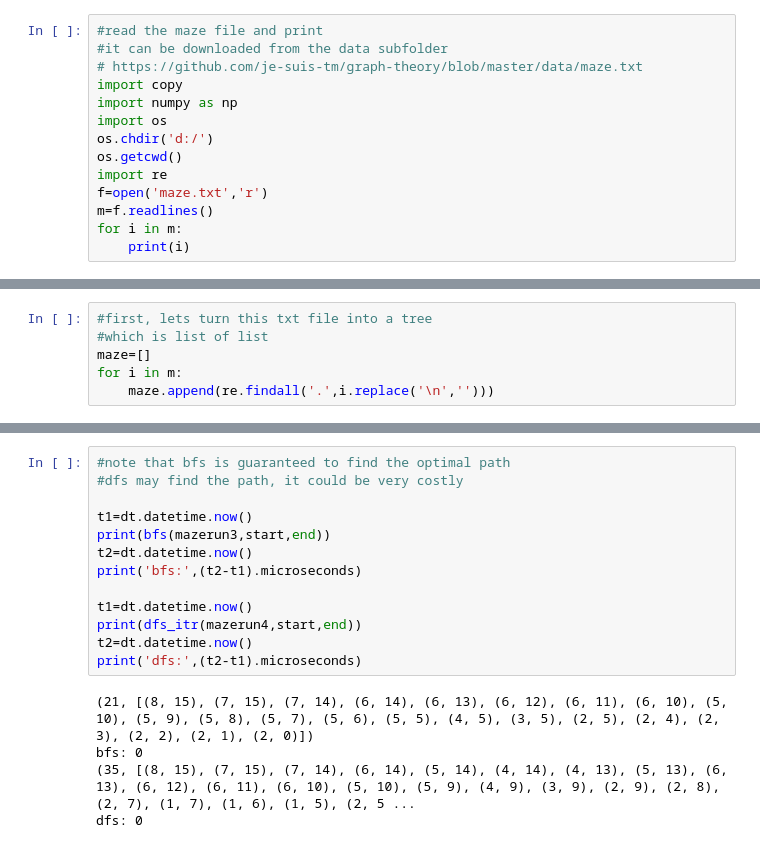
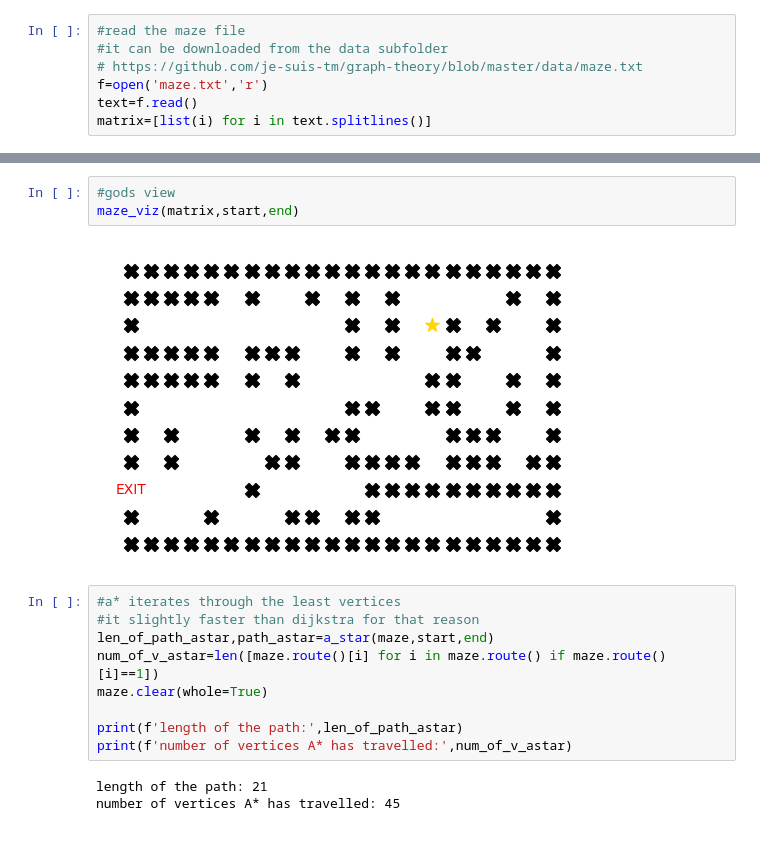
Before and after one commit to je-suis-tm/graph-theory, a Jupyter notebook: a_star maze.ipynb, the cells around one changed output, grey strips where cells are left out. Cells and saved outputs as stored; diff of their text form.

```diff
--- a/a_star maze.ipynb
+++ b/a_star maze.ipynb
@@ -203,14 +333,7 @@ def check_around(i,j):
 # %%
-#read the maze file and print
+#read the maze file
 #it can be downloaded from the data subfolder
 # https://github.com/je-suis-tm/graph-theory/blob/master/data/maze.txt
-import copy
-import numpy as np
-import os
-os.chdir('d:/')
-os.getcwd()
-import re
 f=open('maze.txt','r')
-m=f.readlines()
-for i in m:
-    print(i)
+text=f.read()
+matrix=[list(i) for i in text.splitlines()]
@@ -235,7 +340 @@ for i in m:
-# %%
-#first, lets turn this txt file into a tree
-#which is list of list
-maze=[]
-for i in m:
-    maze.append(re.findall('.',i.replace('\n','')))
 # %%
@@ -367,18 +371,17 @@ def dfs_itr(df,start,end):
-# %%
-#note that bfs is guaranteed to find the optimal path
-#dfs may find the path, it could be very costly
-
-t1=dt.datetime.now()
-print(bfs(mazerun3,start,end))
-t2=dt.datetime.now()
-print('bfs:',(t2-t1).microseconds)
-
-t1=dt.datetime.now()
-print(dfs_itr(mazerun4,start,end))
-t2=dt.datetime.now()
-print('dfs:',(t2-t1).microseconds)
-# %% [output]
-(21, [(8, 15), (7, 15), (7, 14), (6, 14), (6, 13), (6, 12), (6, 11), (6, 10), (5, 10), (5, 9), (5, 8), (5, 7), (5, 6), (5, 5), (4, 5), (3, 5), (2, 5), (2, 4), (2, 3), (2, 2), (2, 1), (2, 0)])
-bfs: 0
-(35, [(8, 15), (7, 15), (7, 14), (6, 14), (5, 14), (4, 14), (4, 13), (5, 13), (6, 13), (6, 12), (6, 11), (6, 10), (5, 10), (5, 9), (4, 9), (3, 9), (2, 9), (2, 8), (2, 7), (1, 7), (1, 6), (1, 5), (2, 5 ...
-dfs: 0
+# %%
+#gods view
+maze_viz(matrix,start,end)
+# %% [output]
+[figure, added]
+# %%
+#a* iterates through the least vertices
+#it slightly faster than dijkstra for that reason
+len_of_path_astar,path_astar=a_star(maze,start,end)
+num_of_v_astar=len([maze.route()[i] for i in maze.route() if maze.route()[i]==1])
+maze.clear(whole=True)
+
+print(f'length of the path:',len_of_path_astar)
+print(f'number of vertices A* has travelled:',num_of_v_astar)
+# %% [output]
+length of the path: 21
+number of vertices A* has travelled: 45
```
Also changed, not shown: parts of 21 cells of this notebook, 1 other file.
